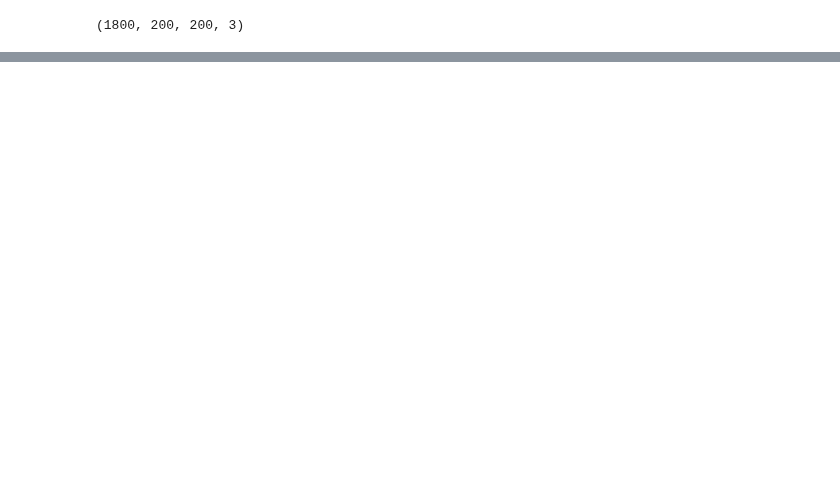
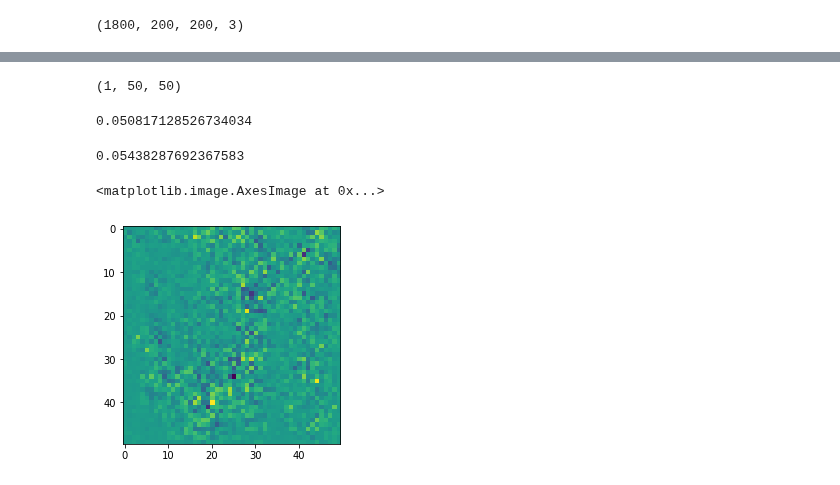
Before and after one commit to mahesh-sudhakar/NEU_XAI, a Jupyter notebook: xai_shap.ipynb, the cells around one changed output, grey strips where cells are left out. Drawn from its saved outputs; the diff is of its cells as text; code cells hidden in the pictures; blank space fills up the shorter version.

```diff
--- a/xai_shap.ipynb
+++ b/xai_shap.ipynb
@@ -183,0 +232,4 @@ Wall time: 10.1 s
+# %%
+abs_vals.shape
+# %% [output]
+(1, 50, 50)
@@ -183,0 +238,13 @@ Wall time: 10.1 s
+# %%
+max_val
+# %% [output]
+0.050817128526734034
+# %%
+sv.max()
+# %% [output]
+0.05438287692367583
+# %%
+plt.imshow(sv)
+# %% [output]
+<matplotlib.image.AxesImage at 0x...>
+[figure, added]
```
Also changed, not shown: parts of 32 cells of this notebook.
